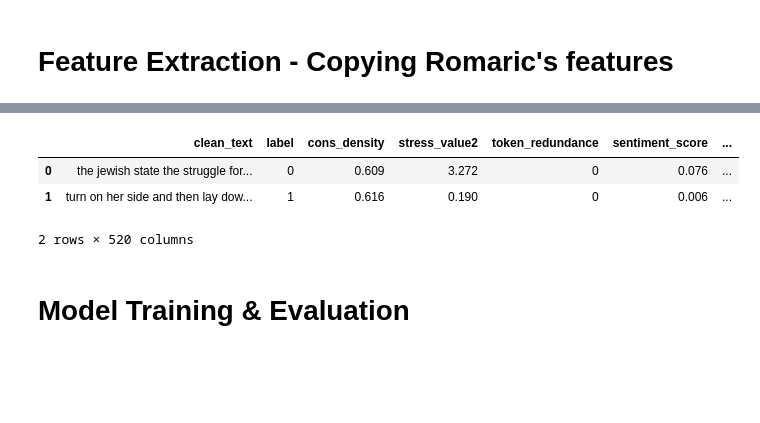
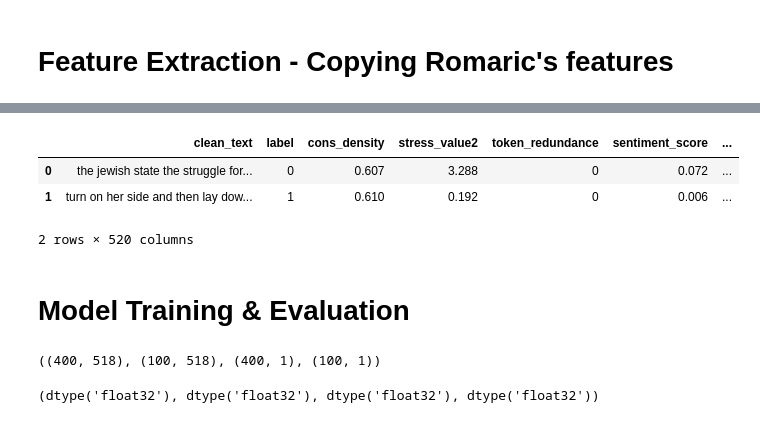
Before and after one commit to nghia95/fake-data-detector, a Jupyter notebook: notebooks/Halim_exploratory.ipynb, the cells around one changed output, grey strips where cells are left out. Saved outputs shown, nothing was run; the diff lists cells and outputs as text; code cells hidden in the pictures; blank space fills up the shorter version.

Commit message:
Changed ALERT model to BERT-small model for lighter load.

```diff
--- a/notebooks/Halim_exploratory.ipynb
+++ b/notebooks/Halim_exploratory.ipynb
@@ -344,9 +364,9 @@ import tensorflow_text
 # %%
-# Load models & preprocessing from TensorFlow Hub
-
+# Load DistilBERT Model & Preprocessing
 distilbert_model = hub.load("https://tfhub.dev/tensorflow/small_bert/bert_en_uncased_L-4_H-512_A-8/2")
-distilbert_preprocess = hub.load("https://tfhub.dev/tensorflow/bert_en_uncased_preprocess/3") # Tokenize to meet input requirements
-
-albert_model = hub.load("https://tfhub.dev/google/albert_base/3")
-albert_preprocess = hub.load("https://tfhub.dev/tensorflow/albert_en_preprocess/3") # Tokenize to meet input requirements
+distilbert_preprocess = hub.load("https://tfhub.dev/tensorflow/bert_en_uncased_preprocess/3")
+# %%
+# Load BERT-Small Model & Preprocessing
+bert_small_model = hub.load("https://tfhub.dev/tensorflow/small_bert/bert_en_uncased_L-4_H-512_A-8/2")
+bert_small_preprocess = hub.load("https://tfhub.dev/tensorflow/bert_en_uncased_preprocess/3")
 # %%
@@ -377,0 +400,6 @@ distilbert_df.shape, df_features500.shape
+# %%
+# Get BERT-small embeddings on a 500 samples of the 1k data
+
+bert_small_embeddings = get_embeddings(texts, bert_small_model, bert_small_preprocess)
+
+bert_small_embeddings.shape
@@ -378,8 +408,12 @@ distilbert_df.shape, df_features500.shape
 # %%
-# Merge BERT embeddings with features in a dataframe
+# Merge embeddings with features in a dataframe
 
+# DISTILBERT
 distilbert_df = pd.DataFrame(distilbert_embeddings).reset_index(drop=True)
 df_features500 = df_features500.reset_index(drop=True)
 distilbert_final_df = pd.concat([df_features500, distilbert_df], axis=1)
 
-distilbert_final_df.head(2)
+# BERT-SMALL
+bert_small_df = pd.DataFrame(bert_small_embeddings).reset_index(drop=True)
+df_features500 = df_features500.reset_index(drop=True)
+bert_small_final_df = pd.concat([df_features500, bert_small_df], axis=1)
@@ -391,16 +420,10 @@ distilbert_final_df.head(2)
-# %%
-# Merge ALBERT embeddings with features in a dataframe
-
-albert_df = pd.DataFrame(albert_embeddings).reset_index(drop=True)
-df_features500 = df_features500.reset_index(drop=True)
-albert_final_df = pd.concat([df_features500, albert_df], axis=1)
-
-albert_final_df.head(2)
-# %% [output]
-|  | clean_text | label | cons_density | stress_value2 | token_redundance | sentiment_score | ... |
-| 0 | the jewish state the struggle for... | 0 | 0.609 | 3.272 | 0 | 0.076 | ... |
-| 1 | turn on her side and then lay dow... | 1 | 0.616 | 0.190 | 0 | 0.006 | ... |
-2 rows × 520 columns
+# %%
+bert_small_final_df.head(2)
+# %% [output]
+|  | clean_text | label | cons_density | stress_value2 | token_redundance | sentiment_score | ... |
+| 0 | the jewish state the struggle for... | 0 | 0.607 | 3.288 | 0 | 0.072 | ... |
+| 1 | turn on her side and then lay dow... | 1 | 0.610 | 0.192 | 0 | 0.006 | ... |
+2 rows × 520 columns
 # %% [markdown]
 # Model Training & Evaluation
 # %%
@@ -422,3 +461,11 @@ X_train_albert, X_test_albert, y_train_albert, y_test_albert = train_test_split(
+# %%
+X_train_distilbert.shape, X_test_distilbert.shape, y_train_distilbert.shape, y_test_distilbert.shape
+# %% [output]
+((400, 518), (100, 518), (400, 1), (100, 1))
+# %%
+X_train_distilbert.dtype, X_test_distilbert.dtype, y_train_distilbert.dtype, y_test_distilbert.dtype
+# %% [output]
+(dtype('float32'), dtype('float32'), dtype('float32'), dtype('float32'))
 # %%
 # Model training
 
```
Also changed, not shown: parts of 25 cells of this notebook.
